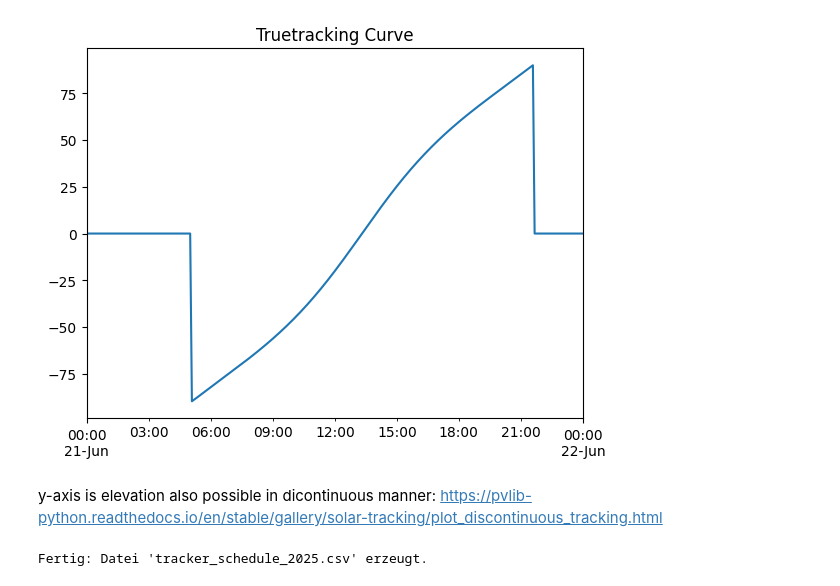
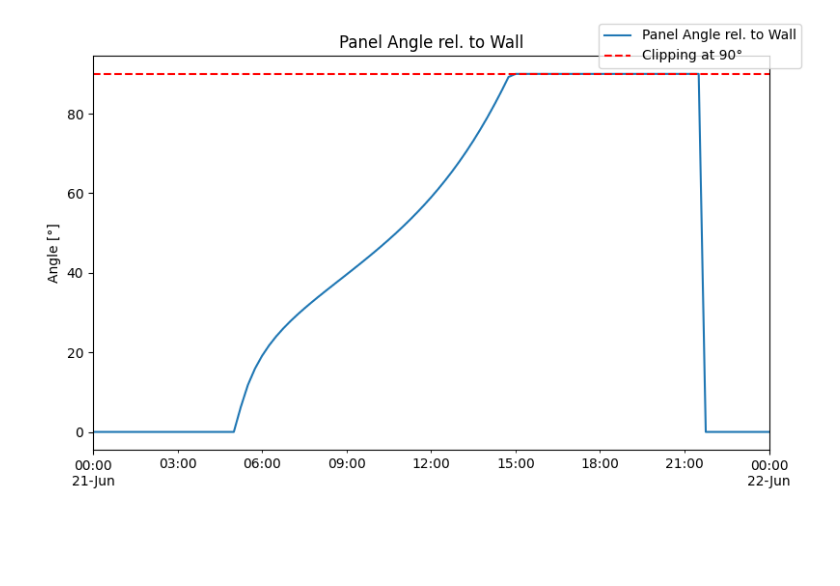
Before and after one commit to AntonSchreiber/solar_panel_orientation, a Jupyter notebook: tracking.ipynb, the cells around one changed output. Drawn from its saved outputs; the diff is of its cells as text; code cells hidden in the pictures; blank space fills up the shorter version.

Commit message:
add gitignore, transform tracker_theta to panel angle, start actuator control setup

```diff
--- a/tracking.ipynb
+++ b/tracking.ipynb
@@ -4,70 +17,45 @@ orients the panels towards the sun as much as possible in order to maximize the
 # %%
 from pvlib import solarposition, tracking
 import pandas as pd
 import matplotlib.pyplot as plt
 
+# Standortparameter
+lat, lon = 51.401944, 10.737222
 tz = 'Europe/Berlin'
-lat, lon = 51.401944, 10.737222
+panel_azimuth = 130
+rotation_axis_azimuth = panel_azimuth - 90
 
-times = pd.date_range('2025-06-21', '2025-06-22', freq='5min',
+times = pd.date_range('2025-06-21', '2025-06-22', freq='15min',
                       tz=tz)
 solpos = solarposition.get_solarposition(times, lat, lon)
 
 truetracking_angles = tracking.singleaxis(
     apparent_zenith=solpos['apparent_zenith'],
     apparent_azimuth=solpos['azimuth'],
     axis_tilt=0,
-    axis_azimuth=180,
+    axis_azimuth=rotation_axis_azimuth,
     max_angle=90,
     backtrack=False,  # for true-tracking
     gcr=0.5)  # irrelevant for true-tracking
 
-truetracking_position = truetracking_angles['tracker_theta'].fillna(0)
-truetracking_position.plot(title='Truetracking Curve')
+# fill NaN values with 0
+truetracking_position = truetracking_angles['tracker_theta'].fillna(90)
 
+# convert optimal tracker theta to alpha (elevation angle relativ to horizontal)
+truetracking_position = -truetracking_position + 90
+
+# clip at 90 degrees
+clipping_val = 90
+truetracking_position = truetracking_position.clip(upper=clipping_val)
+
+# Plotting the results
+fig, ax = plt.subplots(figsize=(8, 5))
+truetracking_position.plot(title='Panel Angle rel. to Wall', ax=ax)
+ax.hlines(y=clipping_val, xmin=truetracking_position.index.min(), xmax=truetracking_position.index.max(), color='r', linestyle='--')
+ax.set_ylabel('Angle [°]')
+
+fig.legend(['Panel Angle rel. to Wall', 'Clipping at 90°'])
+fig.tight_layout()
 plt.show()
 # %% [output]
-[figure, old version]
+[figure, new version]
-# %% [markdown]
-y-axis is elevation
-also possible in dicontinuous manner:
-https://pvlib-python.readthedocs.io/en/stable/gallery/solar-tracking/plot_discontinuous_tracking.html
-# %%
-import pandas as pd
-from pvlib import solarposition, tracking
-
-# Standortparameter
-lat, lon = 51.401944, 10.737222
-tz = 'Europe/Berlin'
-
-# Zeitpunkte im Stundenraster für das ganze Jahr 2025
-times = pd.date_range('2025-01-01 00:00', '2025-12-31 23:00', freq='1h', tz=tz)
-
-# 🔢 Sonnenstand berechnen
-solpos = solarposition.get_solarposition(times, lat, lon)
-
-# Trackingwinkel berechnen (Süd-Ausrichtung, keine Rücknachführung)
-tracking_angles = tracking.singleaxis(
-    apparent_zenith=solpos['apparent_zenith'],
-    apparent_azimuth=solpos['azimuth'],
-    axis_tilt=0,
-    axis_azimuth=180,
-    max_angle=90,
-    backtrack=False,
-    gcr=0.5
-)
-
-# 🧼 Tabelle aufbereiten
-df = pd.DataFrame({
-    'datetime': times,
-    'azimuth': solpos['azimuth'],
-    'elevation': solpos['apparent_elevation'],
-    'tracker_theta': tracking_angles['tracker_theta'].fillna(0)  # falls Sonne unter Horizont
-})
-
-# 💾 Als CSV speichern
-df.to_csv('tracker_schedule_2025.csv', index=False)
-
-print("Fertig: Datei 'tracker_schedule_2025.csv' erzeugt.")
-# %% [output]
-Fertig: Datei 'tracker_schedule_2025.csv' erzeugt.
```
Also changed, not shown: parts of 4 cells of this notebook, 5 other files.
